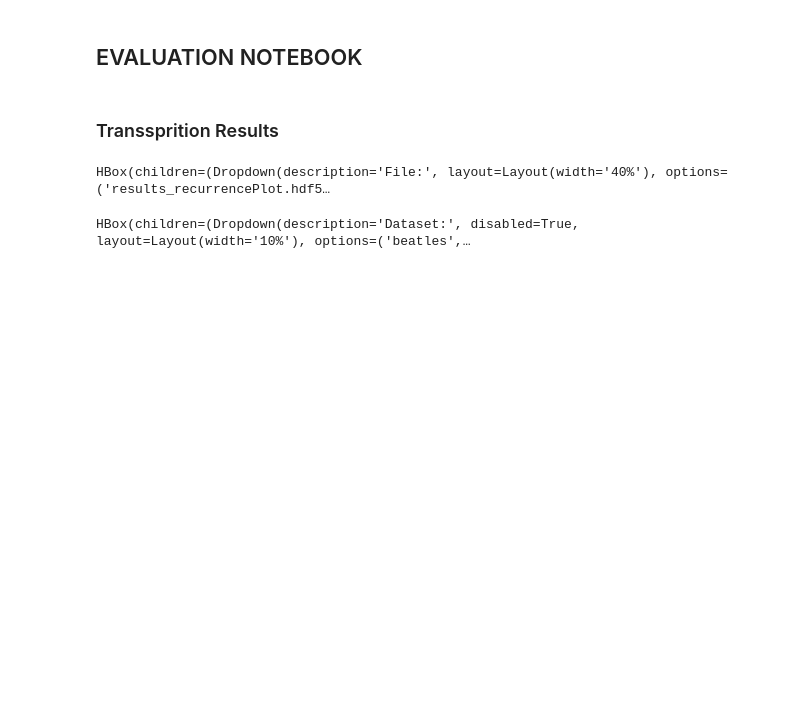
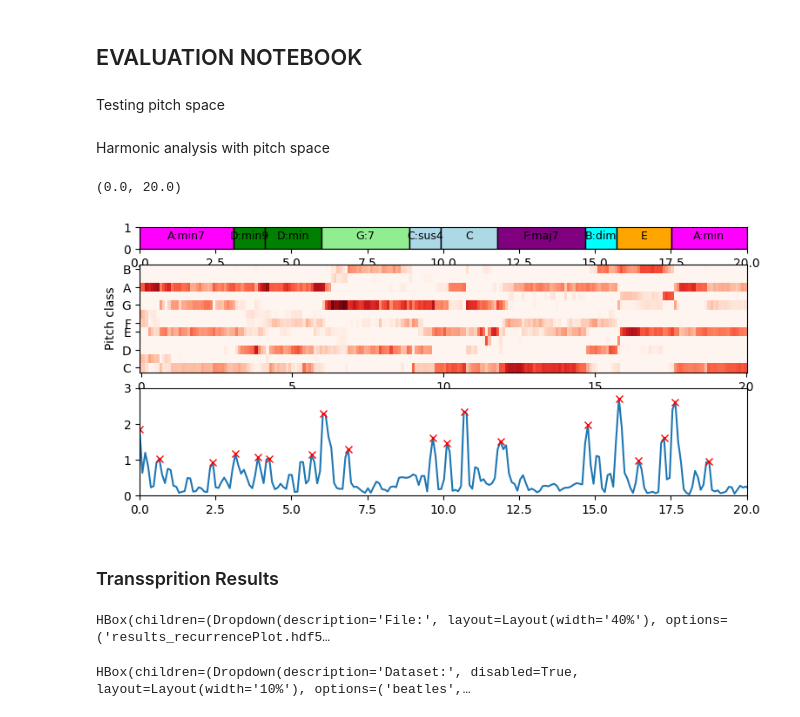
Before and after one commit to Maushax-jpg/chord-recognition, a Jupyter notebook: acr_evaluation.ipynb, the cells around one changed output. Cells and saved outputs as stored; diff of their text form; code cells hidden in the pictures; blank space fills up the shorter version.

Commit message:
started working on harmonic changes

```diff
--- a/acr_evaluation.ipynb
+++ b/acr_evaluation.ipynb
@@ -1,5 +1,49 @@
 # %% [markdown]
 ## EVALUATION NOTEBOOK
+# %% [markdown]
+Testing pitch space
+# %%
+import pitchspace
+import features
+import utils
+import dataloader
+import matplotlib.pyplot as plt
+
+dataset = dataloader.Dataloader("beatles","/home/max/ET-TI/Masterarbeit/chord-recognition/mirdata",None)
+audiopath, annotationpath = dataset["1109"]
+y = utils.loadAudiofile(audiopath)
+gt = utils.loadChordAnnotations(annotationpath)
+# %%
+chroma = features.crpChroma(y,nCRP=33)
+t_chroma = utils.timeVector(chroma.shape[1],hop_length=2048)
+F, FR, TR, DR = pitchspace.computeCPSSfeatures(chroma)
+# %% [markdown]
+Harmonic analysis with pitch space
+# %%
+from scipy.signal import find_peaks,medfilt
+import itertools
+import numpy as np
+
+harmonic_change = pitchspace.computeHCDF(chroma,5,True)
+# adaptive threshold
+# alpha = 0.8
+# sig = alpha * harmonic_change - (1-alpha) * medfilt(harmonic_change,15)
+peaks,properties = find_peaks(harmonic_change,prominence=0.6,distance=4)
+peaks = np.pad(peaks,(1,1),mode="constant",constant_values=(0,chroma.shape[1]-1))
+
+for i0,i1 in itertools.pairwise(peaks):
+    pass
+
+fig,(ax0,ax1,ax2)= plt.subplots(3,1,height_ratios=(1,5,5),figsize=(9,4))
+utils.plotChordAnnotations(ax0,gt[0],gt[1],(0,20))
+utils.plotChromagram(ax1,t_chroma,chroma,(0,20))
+ax2.plot(t_chroma,harmonic_change)
+ax2.plot(t_chroma[peaks],harmonic_change[peaks],"xr")
+ax2.set_ylim(0,3)
+ax2.set_xlim(0,20)
+# %% [output]
+(0.0, 20.0)
+[figure, added]
 # %% [markdown]
 ### Transsprition Results
 # %%
```
Also changed, not shown: 2 other files.
